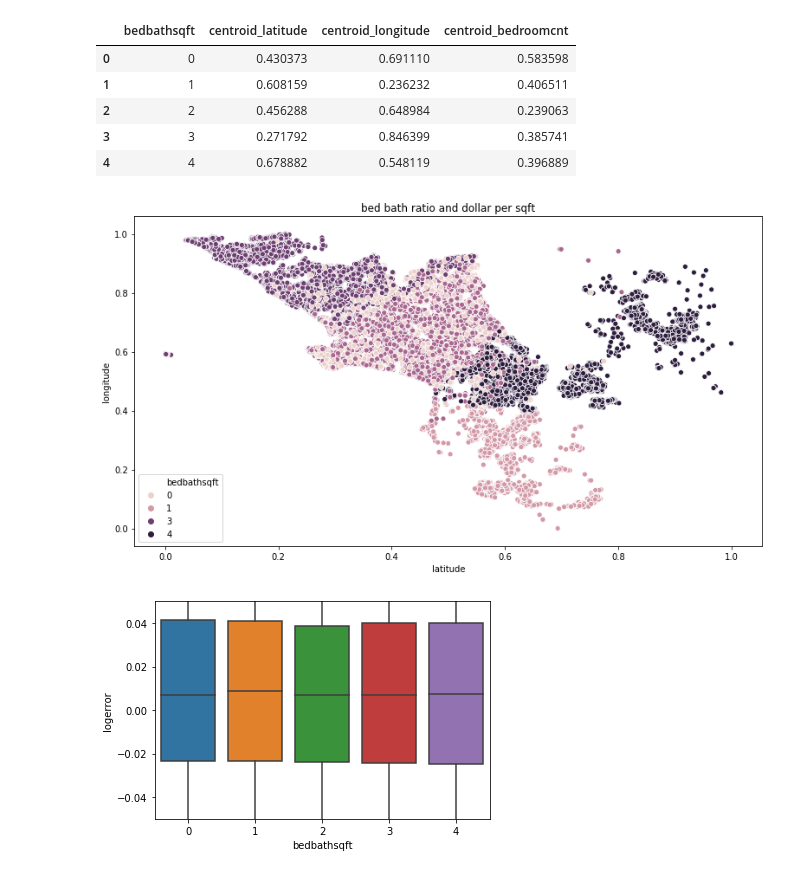
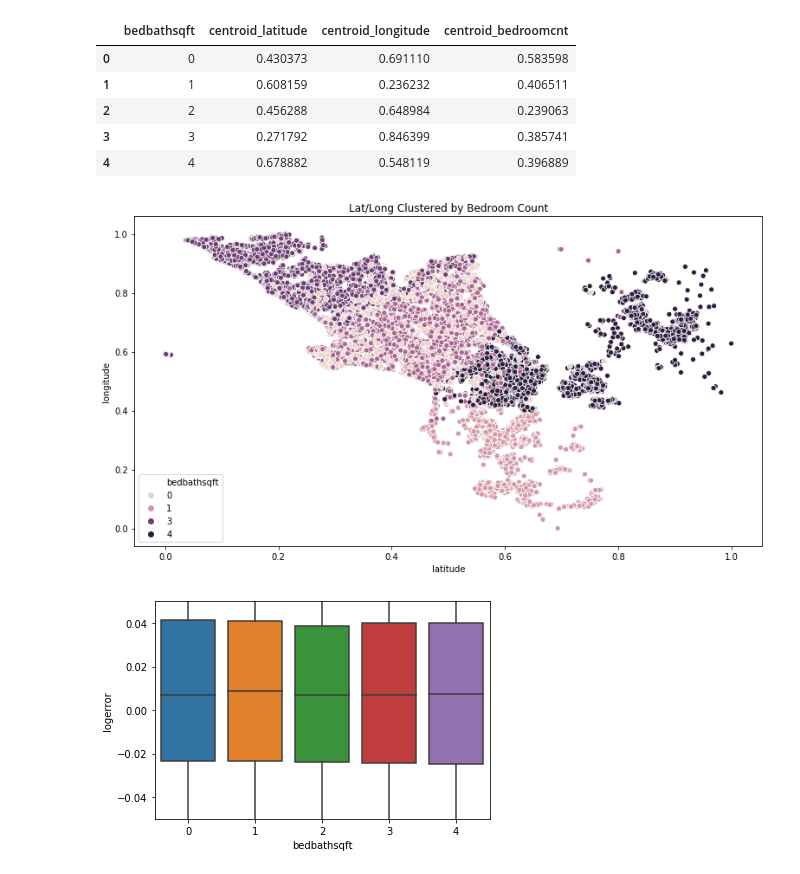
Before and after one commit to AI-Gomez/zillow_clustering_project, a Jupyter notebook: Final.ipynb, the cells around one changed output. Saved outputs shown, nothing was run; the diff lists cells and outputs as text; code cells hidden in the pictures.

```diff
--- a/Final.ipynb
+++ b/Final.ipynb
@@ -160,10 +227,10 @@ train, train_scaled = wrangle_zillow.add_to_train(train_clusters, centroids, tra
 # %%
 plt.figure(figsize=(13,7))
 sns.scatterplot(x='latitude', y='longitude', hue='bedbathsqft', data=X_train_scaled)
-plt.title("bed bath ratio and dollar per sqft")
+plt.title("Lat/Long Clustered by Bedroom Count")
 plt.show()
 # %% [output]
-[figure, old version]
+[figure, new version]
 # %%
 sns.boxplot(X_train_scaled.bedbathsqft, y_train.logerror)
 plt.ylim(-.05,.05)
```
Also changed, not shown: parts of 31 cells of this notebook.
